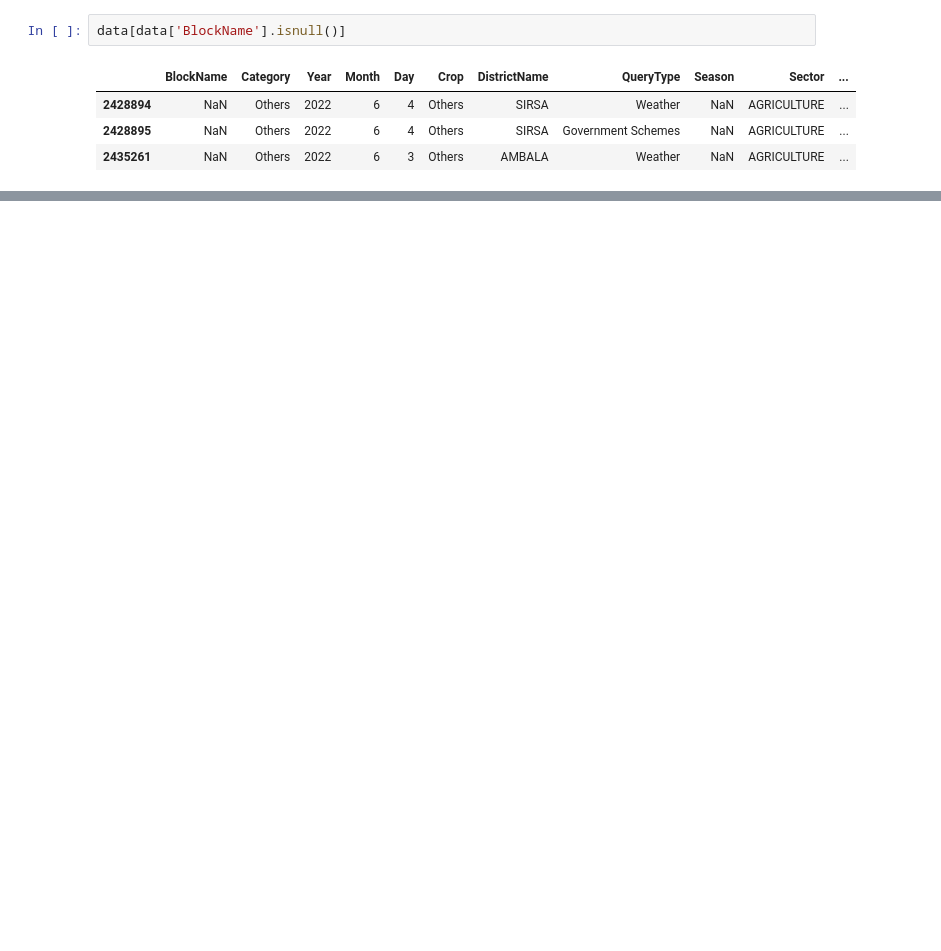
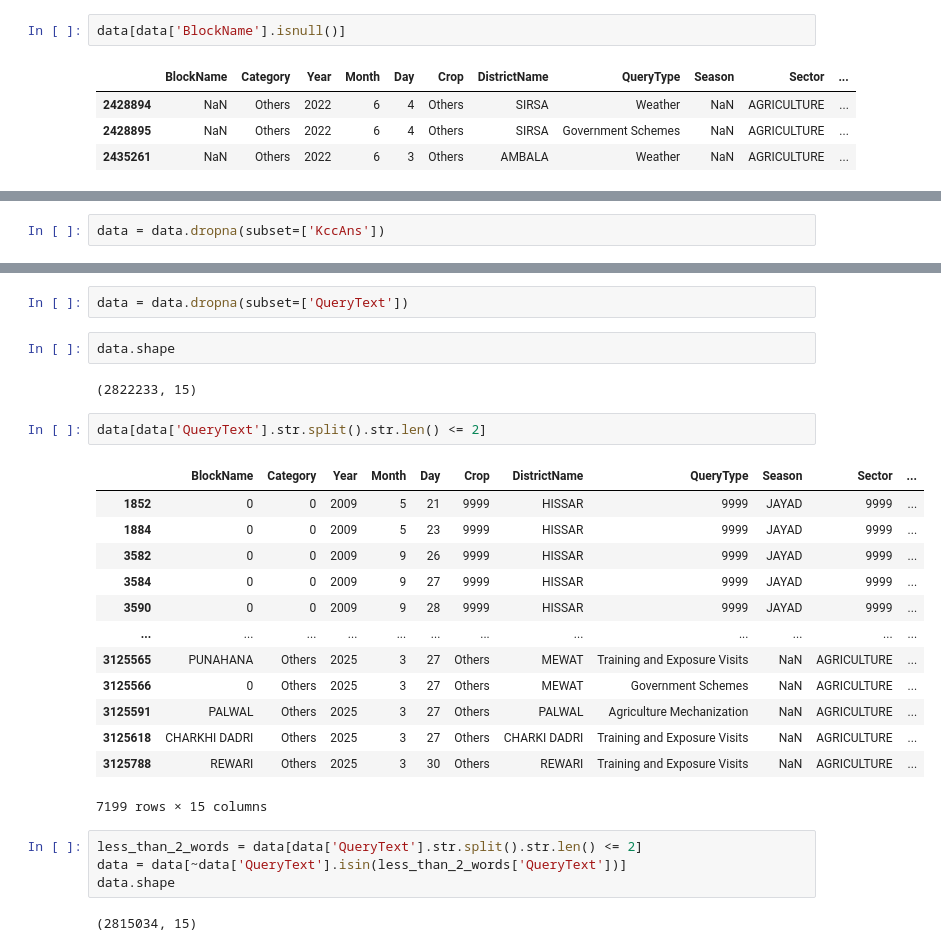
Before and after one commit to vicharanashala/agrichat-annam, a Jupyter notebook: RAG pipeline v3/data_preprocessing.ipynb, the cells around one changed output, grey strips where cells are left out. Drawn from its saved outputs; the diff is of its cells as text; blank space fills up the shorter version.

```diff
--- a/RAG pipeline v3/data_preprocessing.ipynb
+++ b/RAG pipeline v3/data_preprocessing.ipynb
@@ -76,0 +141,2 @@ data[data['BlockName'].isnull()]
+# %%
+data = data.dropna(subset=['KccAns'])
@@ -76,0 +162,28 @@ data[data['BlockName'].isnull()]
+# %%
+data = data.dropna(subset=['QueryText'])
+# %%
+data.shape
+# %% [output]
+(2822233, 15)
+# %%
+data[data['QueryText'].str.split().str.len() <= 2]
+# %% [output]
+|  | BlockName | Category | Year | Month | Day | Crop | DistrictName | QueryType | Season | Sector | ... |
+| 1852 | 0 | 0 | 2009 | 5 | 21 | 9999 | HISSAR | 9999 | JAYAD | 9999 | ... |
+| 1884 | 0 | 0 | 2009 | 5 | 23 | 9999 | HISSAR | 9999 | JAYAD | 9999 | ... |
+| 3582 | 0 | 0 | 2009 | 9 | 26 | 9999 | HISSAR | 9999 | JAYAD | 9999 | ... |
+| 3584 | 0 | 0 | 2009 | 9 | 27 | 9999 | HISSAR | 9999 | JAYAD | 9999 | ... |
+| 3590 | 0 | 0 | 2009 | 9 | 28 | 9999 | HISSAR | 9999 | JAYAD | 9999 | ... |
+| ... | ... | ... | ... | ... | ... | ... | ... | ... | ... | ... | ... |
+| 3125565 | PUNAHANA | Others | 2025 | 3 | 27 | Others | MEWAT | Training and Exposure Visits | NaN | AGRICULTURE | ... |
+| 3125566 | 0 | Others | 2025 | 3 | 27 | Others | MEWAT | Government Schemes | NaN | AGRICULTURE | ... |
+| 3125591 | PALWAL | Others | 2025 | 3 | 27 | Others | PALWAL | Agriculture Mechanization | NaN | AGRICULTURE | ... |
+| 3125618 | CHARKHI DADRI | Others | 2025 | 3 | 27 | Others | CHARKI DADRI | Training and Exposure Visits | NaN | AGRICULTURE | ... |
+| 3125788 | REWARI | Others | 2025 | 3 | 30 | Others | REWARI | Training and Exposure Visits | NaN | AGRICULTURE | ... |
+7199 rows × 15 columns
+# %%
+less_than_2_words = data[data['QueryText'].str.split().str.len() <= 2]
+data = data[~data['QueryText'].isin(less_than_2_words['QueryText'])]
+data.shape
+# %% [output]
+(2815034, 15)
```
Also changed, not shown: parts of 6 cells of this notebook.
